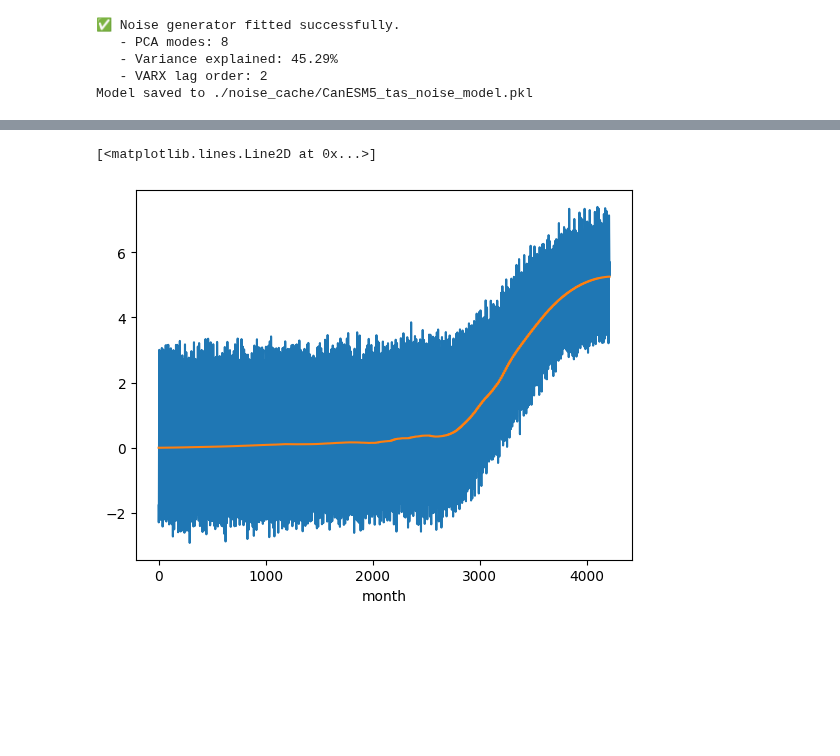
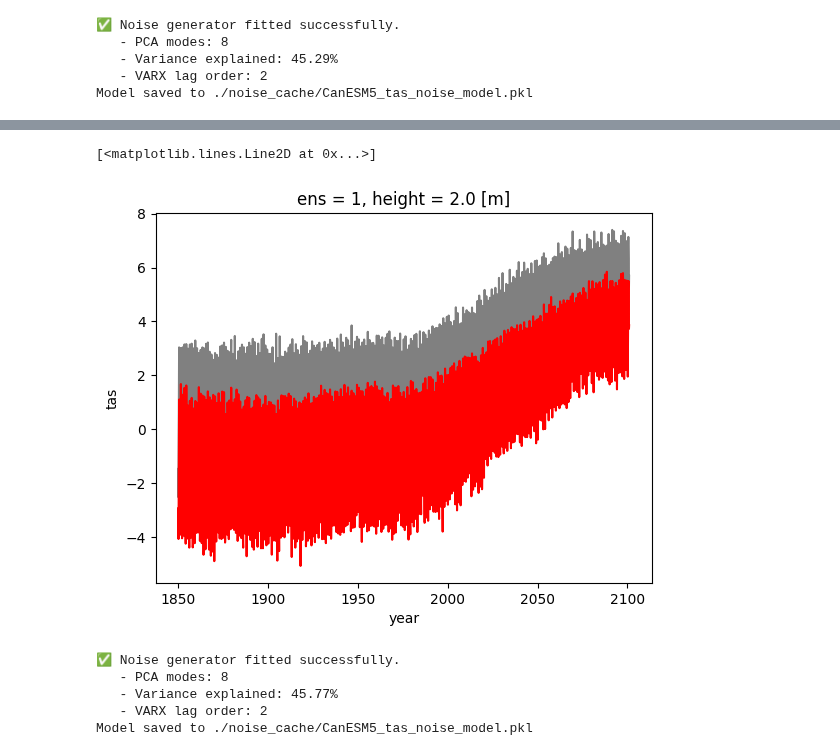
Before and after one commit to benmsanderson/METEOR, a Jupyter notebook: notebooks/CMIP6_mmdemo_with_archiving.ipynb, the cells around one changed output, grey strips where cells are left out. Cells and saved outputs as stored; diff of their text form; code cells hidden in the pictures; blank space fills up the shorter version.

```diff
--- a/notebooks/CMIP6_mmdemo_with_archiving.ipynb
+++ b/notebooks/CMIP6_mmdemo_with_archiving.ipynb
@@ -210,6 +212,7 @@ plt.plot(monthly_warming)
 
 n_realizations = 3
 realizations = []
+global_mean=np.zeros((n_realizations,len(monthly_warming)))
 for i in range(n_realizations):
     realization = tas_noise_model.generate_realization(
         monthly_warming,
@@ -217,7 +220,16 @@ for i in range(n_realizations):
         random_seed=42 + i  # Different seed for each realization
     )
     realizations.append(realization)
-    global_mean=realization.mean(dim=['lat', 'lon'])
-    plt.plot(1850+np.arange(len(monthly_warming[1200:]))/12, global_mean[1200:])
+    global_mean[i,:]=realization.mean(dim=['lat', 'lon'])
+    plt.plot(1850+np.arange(len(monthly_warming[1200:]))/12, global_mean[i,1200:])
 plt.xlim([1980,2100])
+
+global_mean_xr = xr.DataArray(
+    global_mean[:,1200:],
+    coords={
+        "year": np.arange(global_mean.shape[1])[:-1200]/12+1850,
+        "realization": np.arange(global_mean.shape[0]),
+    },
+    dims=("realization","year"),
+)
 # %% [output]
@@ -226,8 +260,41 @@ plt.xlim([1980,2100])
+# %%
+org=data_getter.make_meteor_training_data_composite(['historical','ssp245'], model='CanESM5', overlap=None, monthly=True)
+org_mean=org.mean(dim=['lat','lon'])
+org_tas=org_mean['tas']-org_mean['tas'][:500].mean(dim=['ens','month'])
+org_tas_frac = org_tas.copy()
+org_tas_frac = org_tas_frac.assign_coords(
+    year=("month", np.arange(len(org_tas_frac["month"])) / 12 + 1850)
+)
+org_tas_frac = org_tas_frac.swap_dims({"month": "year"})
+org_tas_frac = org_tas_frac.drop_vars("month")
 # %%
-meteor_out=anomsulf_pattern[m].to_monthly(patterns_anomsulf[m][s][fld], start_year=0)
+meteor_out=anomsulf_pattern[m].to_monthly(patterns_anomsulf[m][s][fld], start_year=0).mean(dim=['lat','lon'])[1200:]
 # %%
-(meteor_out+realizations[0]).mean(dim=['lat','lon']).plot(label='METEOR + noise')
-meteor_out.mean(dim=['lat','lon']).plot(label='METEOR monthly')
+
+mdlout=global_mean_xr[0,:]+meteor_out.values
+mdlout.plot(label='METEOR + noise',color='grey')
+org_tas_frac.plot(label='METEOR + noise',color='red')
+
+#meteor_out.mean(dim=['lat','lon']).plot(label='METEOR monthly')
 # %% [output]
 [<matplotlib.lines.Line2D at 0x...>]
-[figure, old version]
+[figure, new version]
+# %%
+
+
+# Train a noise model using the new integrated approach
+tas_noise_model_anom = data_getter.train_noise_model(
+    experiments=["historical", "ssp245"],
+    model="CanESM5",
+    variable_name="tas",
+    custom_global_temp=monthly_warming[1200:], # use the warming trajectory from 2000 onwards
+    n_modes=8,
+    lag_order=2,
+    cache_dir="./noise_cache"
+)
+# %% [output]
+✅ Noise generator fitted successfully.
+   - PCA modes: 8
+   - Variance explained: 45.77%
+   - VARX lag order: 2
+Model saved to ./noise_cache/CanESM5_tas_noise_model.pkl
```
Also changed, not shown: parts of 8 cells of this notebook, 7 other files.
